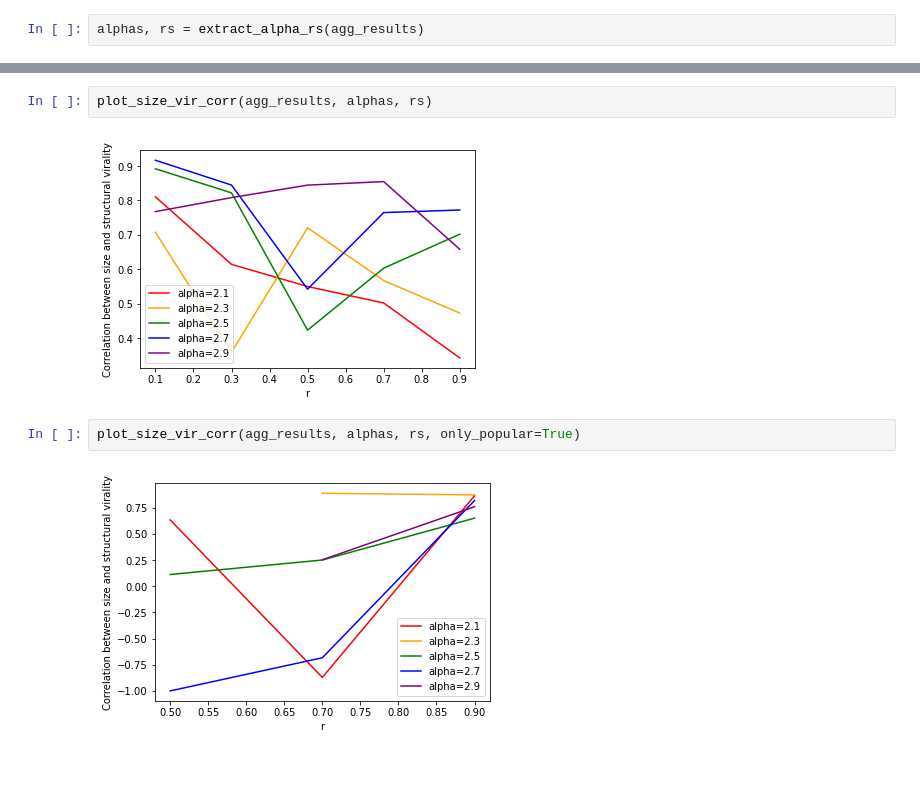
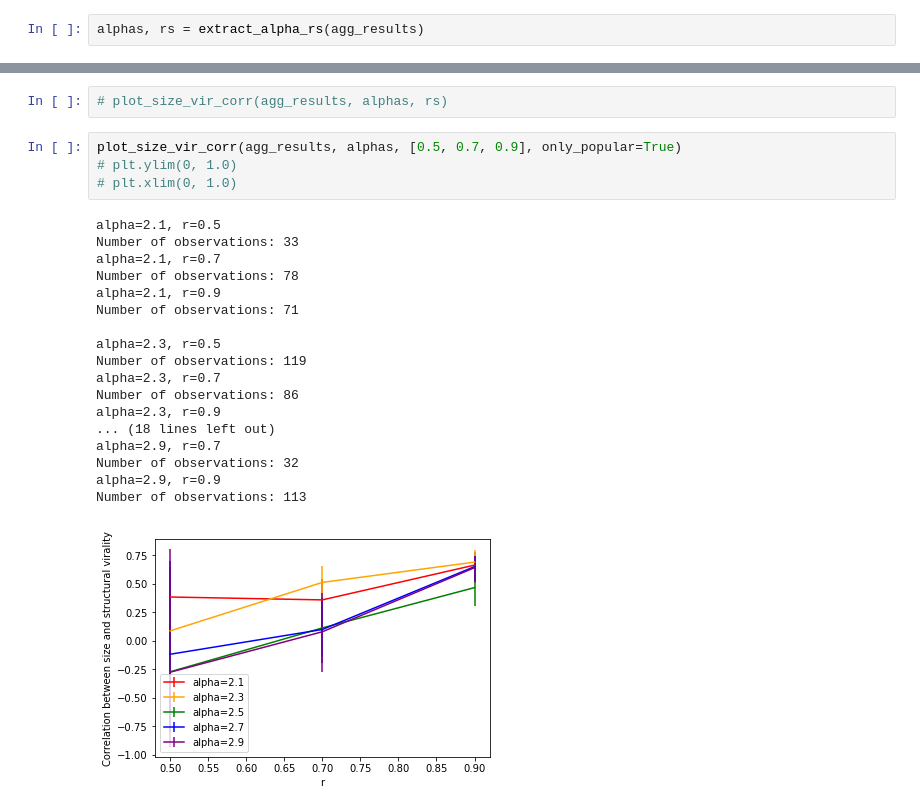
Before and after one commit to sunnymatt/t-recs-experiments, a Jupyter notebook: structural_virality/structural_virality.ipynb, the cells around one changed output, grey strips where cells are left out. Cells and saved outputs as stored; diff of their text form; blank space fills up the shorter version.

```diff
--- a/structural_virality/structural_virality.ipynb
+++ b/structural_virality/structural_virality.ipynb
@@ -204,8 +218,25 @@ plot_avg_virality(agg_results, alphas, rs, pop_mask=True)
 # %%
-plot_size_vir_corr(agg_results, alphas, rs)
+# plot_size_vir_corr(agg_results, alphas, rs)
-# %% [output]
-[figure, removed]
-# %%
-plot_size_vir_corr(agg_results, alphas, rs, only_popular=True)
-# %% [output]
-[figure, removed]
+# %%
+plot_size_vir_corr(agg_results, alphas, [0.5, 0.7, 0.9], only_popular=True)
+# plt.ylim(0, 1.0)
+# plt.xlim(0, 1.0)
+# %% [output]
+alpha=2.1, r=0.5
+Number of observations: 33
+alpha=2.1, r=0.7
+Number of observations: 78
+alpha=2.1, r=0.9
+Number of observations: 71
+
+alpha=2.3, r=0.5
+Number of observations: 119
+alpha=2.3, r=0.7
+Number of observations: 86
+alpha=2.3, r=0.9
+... (18 lines left out)
+alpha=2.9, r=0.7
+Number of observations: 32
+alpha=2.9, r=0.9
+Number of observations: 113
+[figure, added]
```
Also changed, not shown: parts of 17 cells of this notebook.
